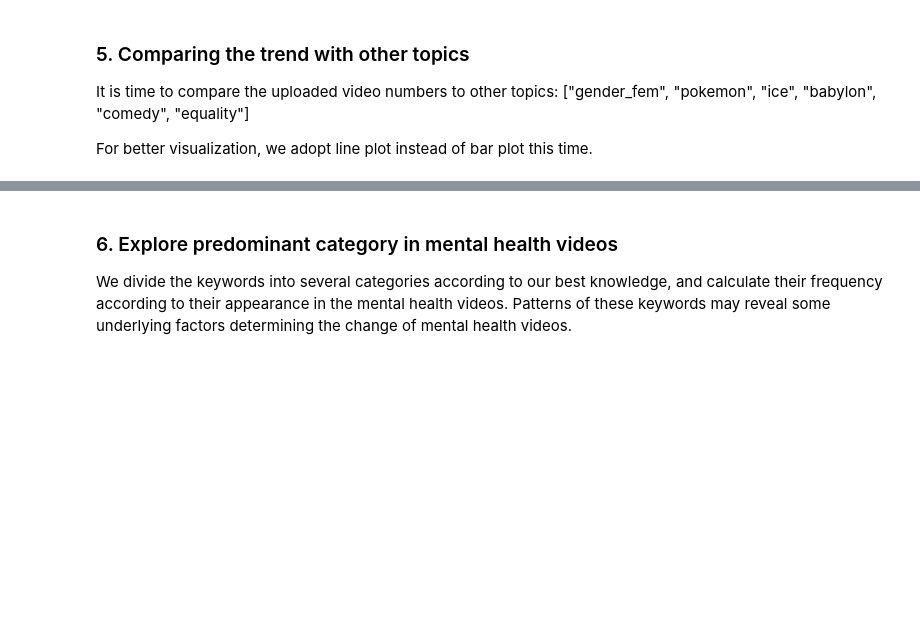
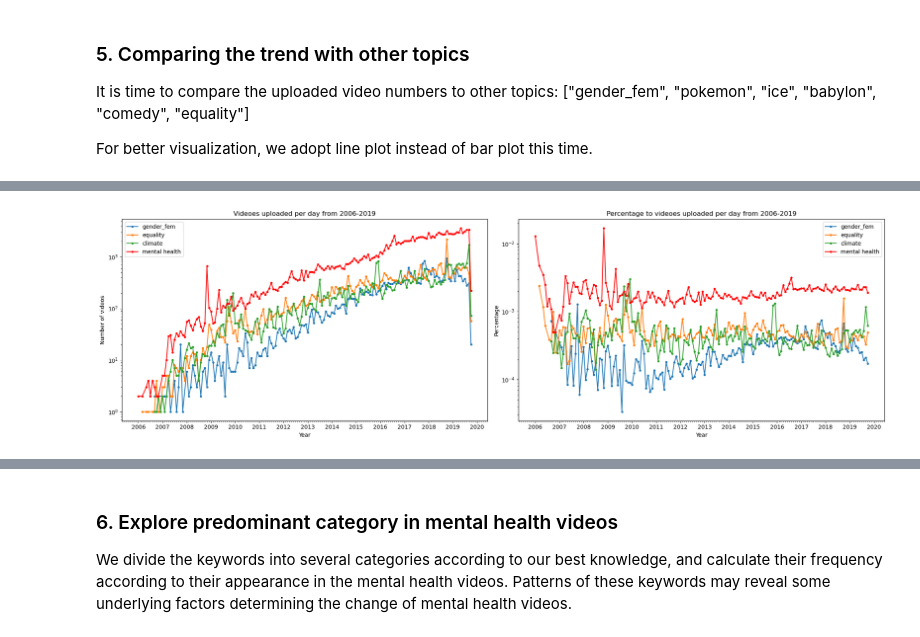
Before and after one commit to epfl-ada/ada-2023-project-lassa8639, a Jupyter notebook: Video_Metadata.ipynb, the cells around one changed output, grey strips where cells are left out. Cells and saved outputs as stored; diff of their text form; code cells hidden in the pictures; blank space fills up the shorter version.

```diff
--- a/Video_Metadata.ipynb
+++ b/Video_Metadata.ipynb
@@ -392,0 +397,4 @@ plt.show()
+# %%
+plot_by_group(df_dict, total_count, mental_hist, mental_percentage, ["gender_fem", "equality", "climate"])
+# %% [output]
+[figure, added]
```
Also changed, not shown: parts of 3 cells of this notebook.
